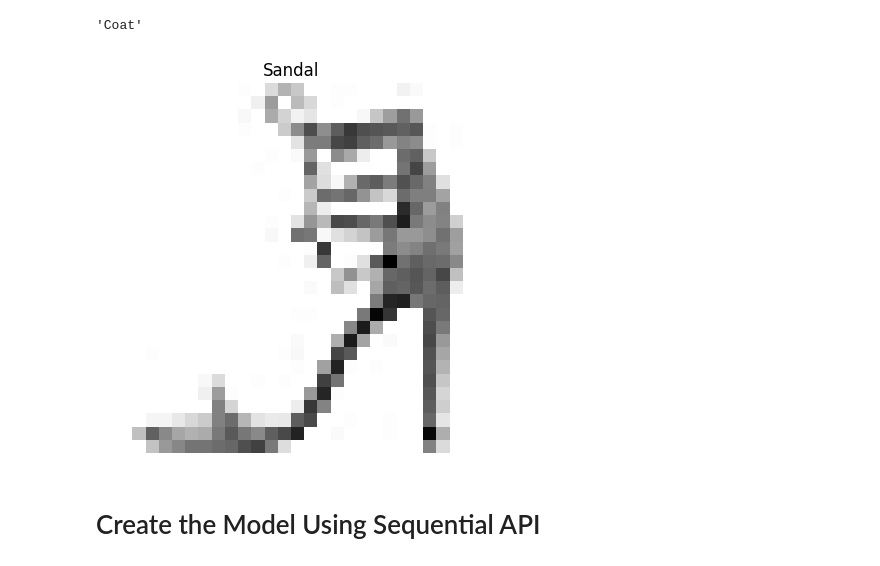
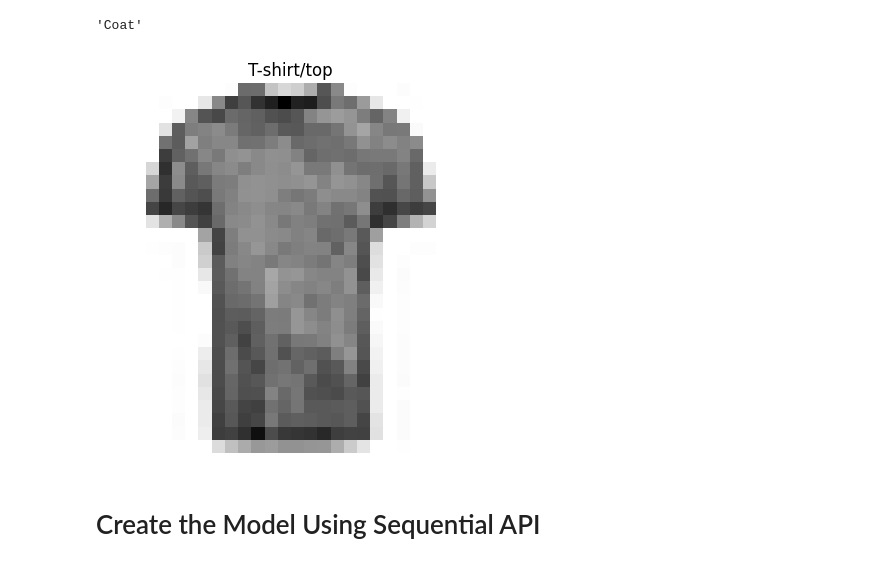
Before and after one commit to dnmorris7/O-Reilly_Fashion_Analysis, a Jupyter notebook: O'Reilly_Fashion_Analysis.ipynb, the cells around one changed output. Saved outputs shown, nothing was run; the diff lists cells and outputs as text; code cells hidden in the pictures.

```diff
--- a/O'Reilly_Fashion_Analysis.ipynb
+++ b/O'Reilly_Fashion_Analysis.ipynb
@@ -46,9 +46,9 @@ def plot_image(image_array, label_array, num):
     plt.title(label)
     plt.show()
 # %%
-plot_image(X_train, y_train, 65)
+plot_image(X_train, y_train, 45)
 # %% [output]
-[figure, old version]
+[figure, new version]
 # %% [markdown]
 # Create the Model Using Sequential API
 # %%
```
Also changed, not shown: parts of 24 cells of this notebook, 25 other files.
